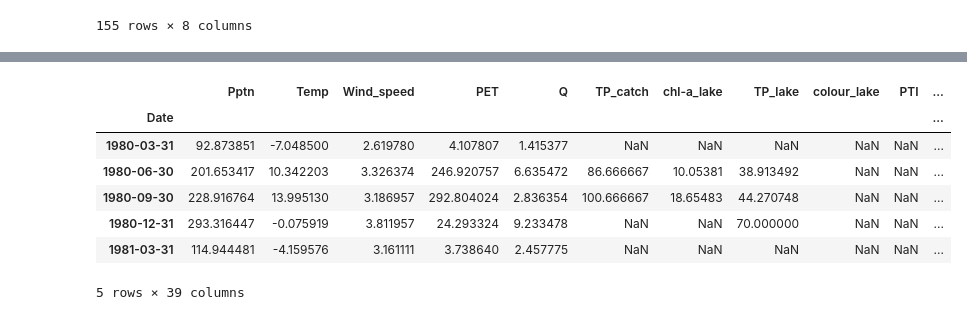
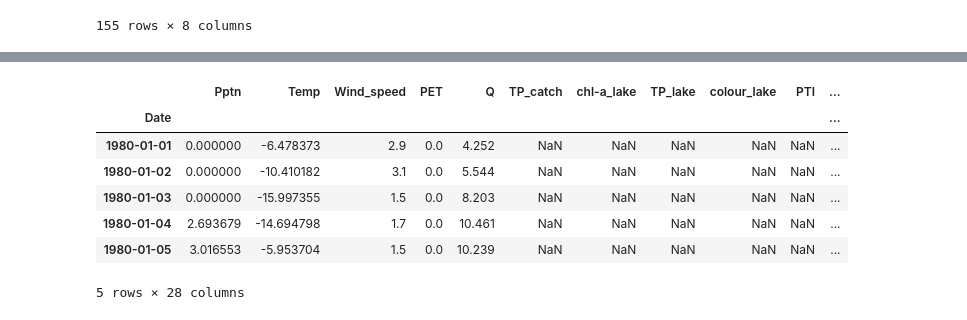
Before and after one commit to icra/WATExR, a Jupyter notebook: Norway_Morsa/Model_Development/Notebooks/01_Make_data_matrix.ipynb, the cells around one changed output, grey strips where cells are left out. Saved outputs shown, nothing was run; the diff lists cells and outputs as text; code cells hidden in the pictures.

```diff
--- a/Norway_Morsa/Model_Development/Notebooks/01_Make_data_matrix.ipynb
+++ b/Norway_Morsa/Model_Development/Notebooks/01_Make_data_matrix.ipynb
@@ -1450,11 +1426,11 @@ for i, var in enumerate(explanatory_vars):
 # %%
-season_df.head()
+daily_df.head()
 # %% [output]
 |  | Pptn | Temp | Wind_speed | PET | Q | TP_catch | chl-a_lake | TP_lake | colour_lake | PTI | ... |
 | Date |  |  |  |  |  |  |  |  |  |  | ... |
-| 1980-03-31 | 92.873851 | -7.048500 | 2.619780 | 4.107807 | 1.415377 | NaN | NaN | NaN | NaN | NaN | ... |
-| 1980-06-30 | 201.653417 | 10.342203 | 3.326374 | 246.920757 | 6.635472 | 86.666667 | 10.05381 | 38.913492 | NaN | NaN | ... |
-| 1980-09-30 | 228.916764 | 13.995130 | 3.186957 | 292.804024 | 2.836354 | 100.666667 | 18.65483 | 44.270748 | NaN | NaN | ... |
-| 1980-12-31 | 293.316447 | -0.075919 | 3.811957 | 24.293324 | 9.233478 | NaN | NaN | 70.000000 | NaN | NaN | ... |
-| 1981-03-31 | 114.944481 | -4.159576 | 3.161111 | 3.738640 | 2.457775 | NaN | NaN | NaN | NaN | NaN | ... |
+| 1980-01-01 | 0.000000 | -6.478373 | 2.9 | 0.0 | 4.252 | NaN | NaN | NaN | NaN | NaN | ... |
+| 1980-01-02 | 0.000000 | -10.410182 | 3.1 | 0.0 | 5.544 | NaN | NaN | NaN | NaN | NaN | ... |
+| 1980-01-03 | 0.000000 | -15.997355 | 1.5 | 0.0 | 8.203 | NaN | NaN | NaN | NaN | NaN | ... |
+| 1980-01-04 | 2.693679 | -14.694798 | 1.7 | 0.0 | 10.461 | NaN | NaN | NaN | NaN | NaN | ... |
+| 1980-01-05 | 3.016553 | -5.953704 | 1.5 | 0.0 | 10.239 | NaN | NaN | NaN | NaN | NaN | ... |
-5 rows × 39 columns
+5 rows × 28 columns
```
Also changed, not shown: parts of 25 cells of this notebook, 1 other file.
